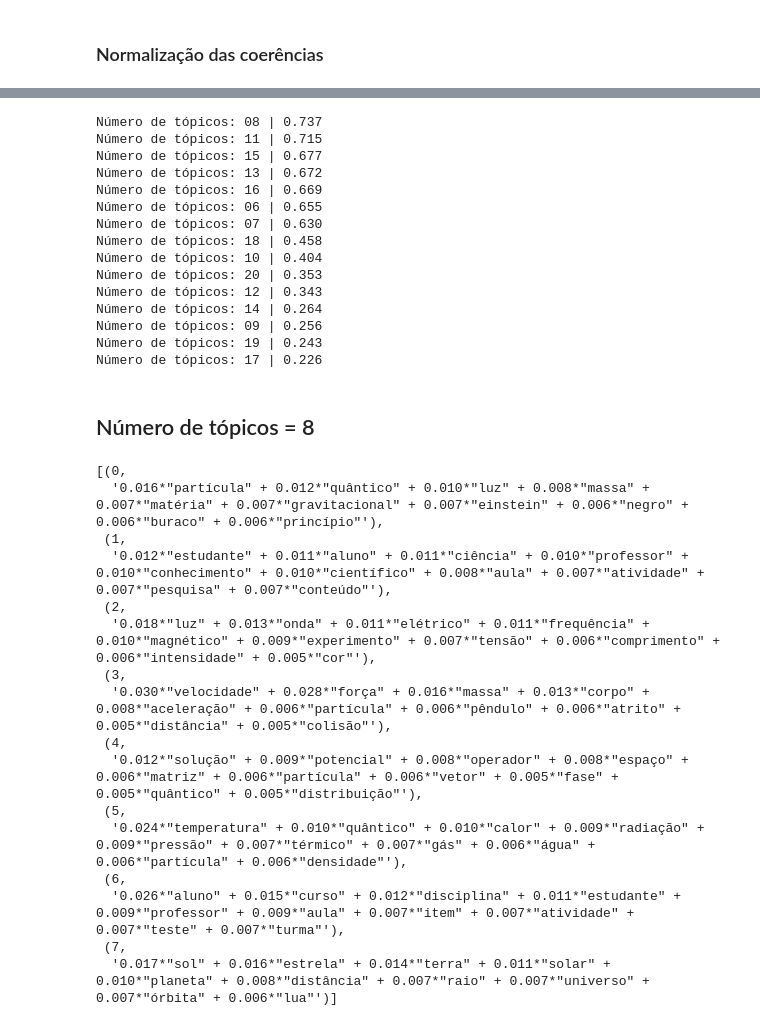
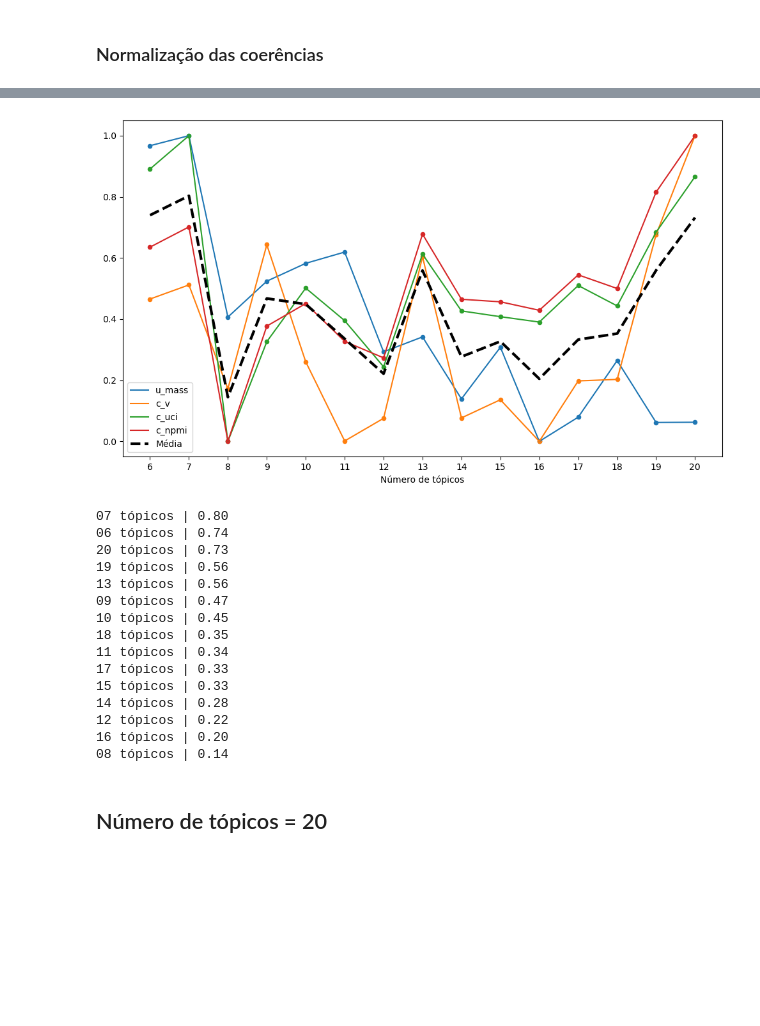
Before and after one commit to ghurone/monografia, a Jupyter notebook: teste_code/analise_dataset.ipynb, the cells around one changed output, grey strips where cells are left out. Cells and saved outputs as stored; diff of their text form; code cells hidden in the pictures; blank space fills up the shorter version.

```diff
--- a/teste_code/analise_dataset.ipynb
+++ b/teste_code/analise_dataset.ipynb
@@ -103,22 +106,39 @@ plot_coerencias(norm_coerencias)
+# %%
+fig, ax = plt.subplots(figsize=(10, 6))
+
+ax.set_xlabel('Número de tópicos')
+
+for i, k in enumerate(norm_coerencias):
+    y = norm_coerencias[k]
+    ax.scatter(n_topicos, y, s=20)
+    ax.plot(n_topicos, y, label=k)
+
+ax.plot(n_topicos, medias, label='Média', c='k', lw=3, ls='--')
+
+ax.set_xticks(n_topicos)
+ax.legend()
+fig.tight_layout()
+plt.show()
+# %% [output]
+[figure, added]
 # %%
-medias = sum(norm_coerencias.values()) / len(norm_coerencias)
 for i in medias.argsort()[::-1]:
-    print(f'Número de tópicos: {str(n_topicos[i]).rjust(2, "0")} | {medias[i]:.3f}')
+    print(f'{str(n_topicos[i]).rjust(2, "0")} tópicos | {medias[i]:.2f}')
 # %% [output]
-Número de tópicos: 08 | 0.737
-Número de tópicos: 11 | 0.715
-Número de tópicos: 15 | 0.677
-Número de tópicos: 13 | 0.672
-Número de tópicos: 16 | 0.669
-Número de tópicos: 06 | 0.655
-Número de tópicos: 07 | 0.630
-Número de tópicos: 18 | 0.458
-Número de tópicos: 10 | 0.404
-Número de tópicos: 20 | 0.353
-Número de tópicos: 12 | 0.343
-Número de tópicos: 14 | 0.264
-Número de tópicos: 09 | 0.256
-Número de tópicos: 19 | 0.243
-Número de tópicos: 17 | 0.226
+07 tópicos | 0.80
+06 tópicos | 0.74
+20 tópicos | 0.73
+19 tópicos | 0.56
+13 tópicos | 0.56
+09 tópicos | 0.47
+10 tópicos | 0.45
+18 tópicos | 0.35
+11 tópicos | 0.34
+17 tópicos | 0.33
+15 tópicos | 0.33
+14 tópicos | 0.28
+12 tópicos | 0.22
+16 tópicos | 0.20
+08 tópicos | 0.14
 # %% [markdown]
-## Número de tópicos = 8
+## Número de tópicos = 20
@@ -127,19 +147,2 @@ model = modelos[8 - n_topicos[0]]
 # %%
-model.print_topics()
+model.print_topics(num_words=15)
-# %% [output]
-[(0,
-  '0.016*"partícula" + 0.012*"quântico" + 0.010*"luz" + 0.008*"massa" + 0.007*"matéria" + 0.007*"gravitacional" + 0.007*"einstein" + 0.006*"negro" + 0.006*"buraco" + 0.006*"princípio"'),
- (1,
-  '0.012*"estudante" + 0.011*"aluno" + 0.011*"ciência" + 0.010*"professor" + 0.010*"conhecimento" + 0.010*"científico" + 0.008*"aula" + 0.007*"atividade" + 0.007*"pesquisa" + 0.007*"conteúdo"'),
- (2,
-  '0.018*"luz" + 0.013*"onda" + 0.011*"elétrico" + 0.011*"frequência" + 0.010*"magnético" + 0.009*"experimento" + 0.007*"tensão" + 0.006*"comprimento" + 0.006*"intensidade" + 0.005*"cor"'),
- (3,
-  '0.030*"velocidade" + 0.028*"força" + 0.016*"massa" + 0.013*"corpo" + 0.008*"aceleração" + 0.006*"partícula" + 0.006*"pêndulo" + 0.006*"atrito" + 0.005*"distância" + 0.005*"colisão"'),
- (4,
-  '0.012*"solução" + 0.009*"potencial" + 0.008*"operador" + 0.008*"espaço" + 0.006*"matriz" + 0.006*"partícula" + 0.006*"vetor" + 0.005*"fase" + 0.005*"quântico" + 0.005*"distribuição"'),
- (5,
-  '0.024*"temperatura" + 0.010*"quântico" + 0.010*"calor" + 0.009*"radiação" + 0.009*"pressão" + 0.007*"térmico" + 0.007*"gás" + 0.006*"água" + 0.006*"partícula" + 0.006*"densidade"'),
- (6,
-  '0.026*"aluno" + 0.015*"curso" + 0.012*"disciplina" + 0.011*"estudante" + 0.009*"professor" + 0.009*"aula" + 0.007*"item" + 0.007*"atividade" + 0.007*"teste" + 0.007*"turma"'),
- (7,
-  '0.017*"sol" + 0.016*"estrela" + 0.014*"terra" + 0.011*"solar" + 0.010*"planeta" + 0.008*"distância" + 0.007*"raio" + 0.007*"universo" + 0.007*"órbita" + 0.006*"lua"')]
```
Also changed, not shown: parts of 11 cells of this notebook, 3 other files.
